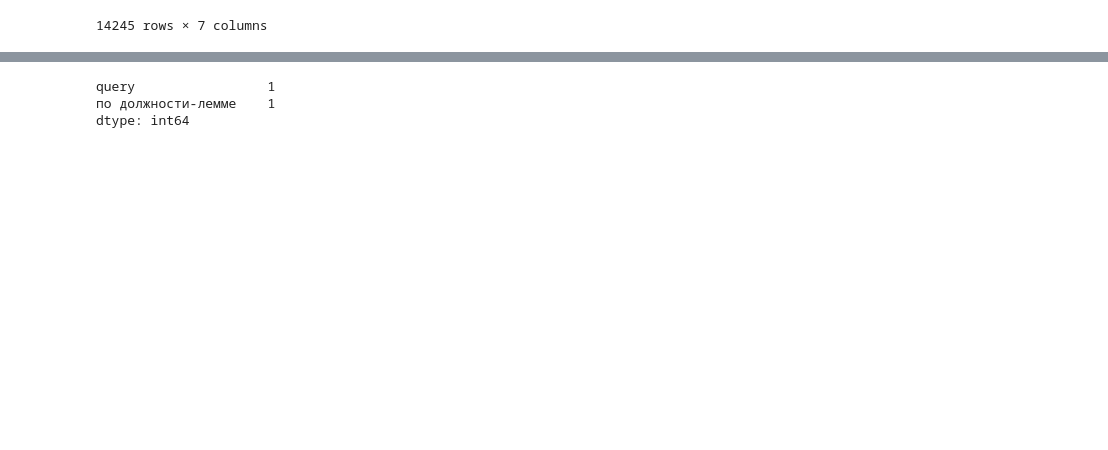
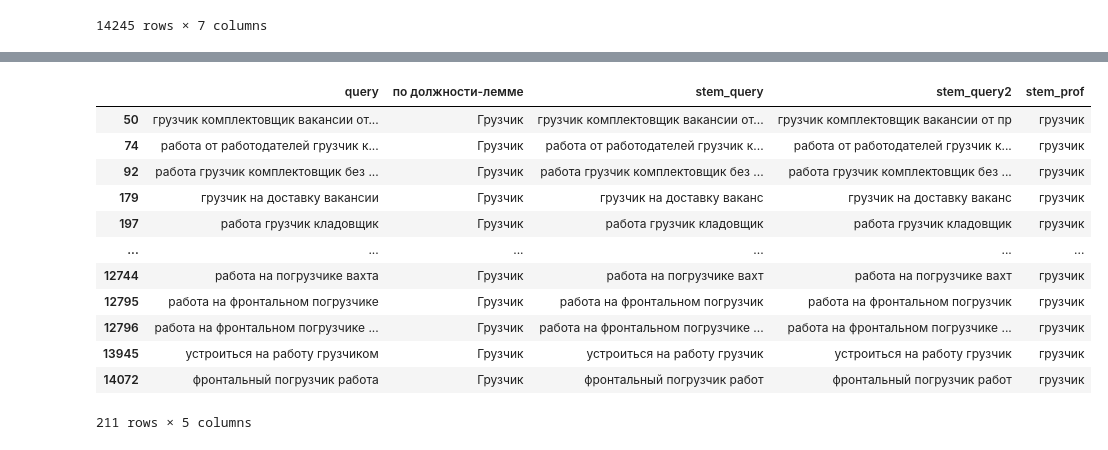
Before and after one commit to ReSpix/query_classifier, a Jupyter notebook: dataset.ipynb, the cells around one changed output, grey strips where cells are left out. Drawn from its saved outputs; the diff is of its cells as text; code cells hidden in the pictures; blank space fills up the shorter version.

```diff
--- a/dataset.ipynb
+++ b/dataset.ipynb
@@ -60,6 +90,17 @@ array(['Рабочий', 'Водитель', 'Курьер', 'Директор',
 # %%
-df[df['по должности-лемме']=='Ревизор'].count()
+filtered_df2 = df[(df['по должности-лемме'].str.contains('Груз'))]
+filtered_df2
 # %% [output]
+|  | query | по должности-лемме | stem_query | stem_query2 | stem_prof |
+| 50 | грузчик комплектовщик вакансии от... | Грузчик | грузчик комплектовщик вакансии от... | грузчик комплектовщик вакансии от пр | грузчик |
+| 74 | работа от работодателей грузчик к... | Грузчик | работа от работодателей грузчик к... | работа от работодателей грузчик к... | грузчик |
+| 92 | работа грузчик комплектовщик без ... | Грузчик | работа грузчик комплектовщик без ... | работа грузчик комплектовщик без ... | грузчик |
+| 179 | грузчик на доставку вакансии | Грузчик | грузчик на доставку ваканс | грузчик на доставку ваканс | грузчик |
+| 197 | работа грузчик кладовщик | Грузчик | работа грузчик кладовщик | работа грузчик кладовщик | грузчик |
+| ... | ... | ... | ... | ... | ... |
+| 12744 | работа на погрузчике вахта | Грузчик | работа на погрузчике вахт | работа на погрузчике вахт | грузчик |
+| 12795 | работа на фронтальном погрузчике | Грузчик | работа на фронтальном погрузчик | работа на фронтальном погрузчик | грузчик |
+| 12796 | работа на фронтальном погрузчике ... | Грузчик | работа на фронтальном погрузчике ... | работа на фронтальном погрузчике ... | грузчик |
+| 13945 | устроиться на работу грузчиком | Грузчик | устроиться на работу грузчик | устроиться на работу грузчик | грузчик |
+| 14072 | фронтальный погрузчик работа | Грузчик | фронтальный погрузчик работ | фронтальный погрузчик работ | грузчик |
-query                 1
-по должности-лемме    1
-dtype: int64
+211 rows × 5 columns
```
Also changed, not shown: parts of 8 cells of this notebook, 5 other files.
